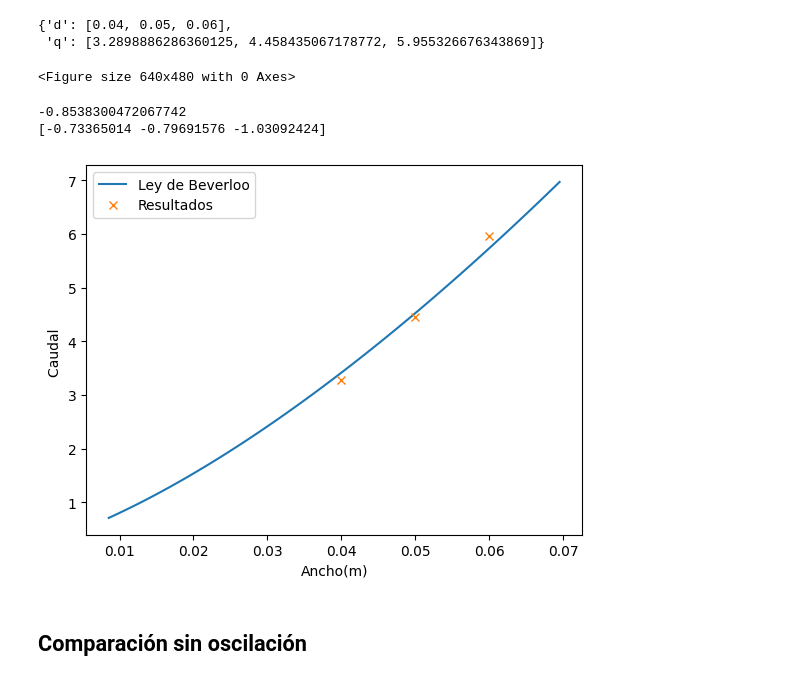
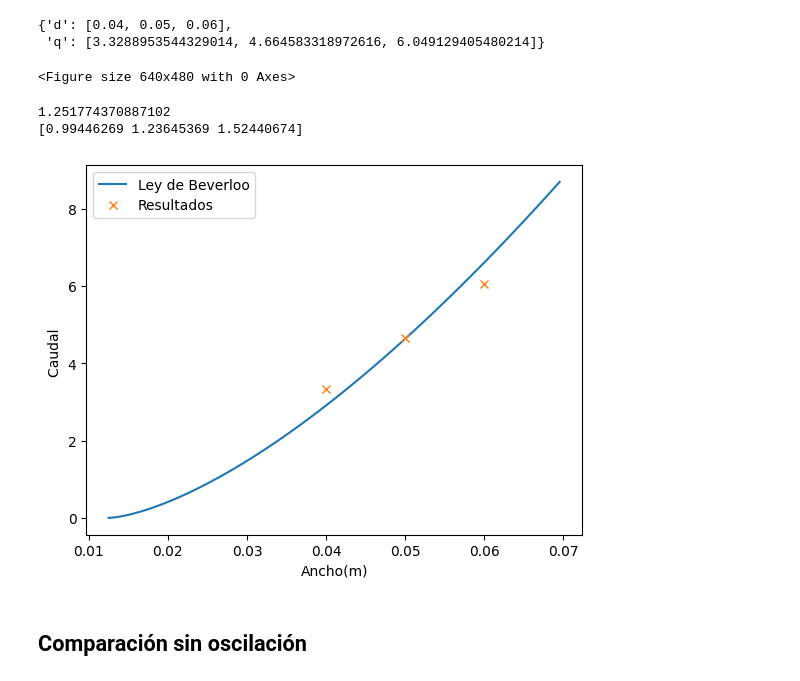
Before and after one commit to shadad00/Simulacion-de-sistemas, a Jupyter notebook: notebooks/TP5.ipynb, the cells around one changed output. Drawn from its saved outputs; the diff is of its cells as text; code cells hidden in the pictures.

Commit message:
feat: Include multiseries plot for different gaps

```diff
--- a/notebooks/TP5.ipynb
+++ b/notebooks/TP5.ipynb
@@ -138,12 +153,13 @@ plot_discharge_line()
 # %%
-def get_caudal_by_gap():
+def get_caudal_by_gap(freq):
     path = f"{BASE_PATH}/"
     gaps = [0.04, 0.05, 0.06]
     caudales = []
     result = {}
     result_map = {}
     for gap in gaps:
-        regex = '*gap'+ str(gap)+'*_i*.csv'
+        regex = f"*fq{freq}_gap{gap}*_i*.csv"
+
         files = Path(path).glob(regex)
         caudal = [get_charge(f) for f in files][0]
         result_map[gap] = caudal
@@ -157,10 +173,10 @@ def get_caudal_by_gap():
 
     return result
 # %%
-get_caudal_by_gap()
+get_caudal_by_gap(10)
 # %% [output]
 {'d': [0.04, 0.05, 0.06],
- 'q': [3.2898886286360125, 4.458435067178772, 5.955326676343869]}
+ 'q': [3.3288953544329014, 4.664583318972616, 6.049129405480214]}
 <Figure size 640x480 with 0 Axes>
 # %%
 # Definir la función lineal
@@ -168,7 +184,7 @@ def linear_func(d, c):
     return d - (0.01)*c
 
 def plot_beverloo(points,c):
-    B = (200 /(0.7 * 0.2)) * np.sqrt(0.05)
+    B = (200 /(0.35 * 0.2)) * np.sqrt(0.05)
     r = 0.01
     x = np.arange(np.abs(c*r), 0.07, 0.001)
     y = B * ((x-c*r)**1.5)
@@ -183,28 +199,28 @@ def plot_beverloo(points,c):
     plt.legend()
     plt.savefig("Beverloo.png")
 # %%
-dictio = get_caudal_by_gap()
+dictio = get_caudal_by_gap(10)
 D = dictio["d"]
 Q = dictio["q"]
 D = np.array(D) #pasando a centimetros
-B = (200 /(0.7 * 0.2)) * np.sqrt(0.05)
+B = (200 /(0.35 * 0.2)) * np.sqrt(0.05)
 Q_despejado = np.exp((np.log(Q/B))/(1.5))
 
 popt, _ = curve_fit(linear_func, D, Q_despejado)
 b_opt = popt[0] # c que aproxima.
 print(b_opt)
 c_despejado = (D - Q_despejado)/(0.01)
 print(c_despejado)
 
 points = []
 for d,q in zip(D,Q):
     points.append((d,q))
 
-plot_beverloo(points,b_opt)
+plot_beverloo(points, b_opt)
 # %% [output]
--0.8538300472067742
-[-0.73365014 -0.79691576 -1.03092424]
+1.251774370887102
+[0.99446269 1.23645369 1.52440674]
-[figure, old version]
+[figure, new version]
 # %%
 # time_delta = 1
 # time_bins = np.arange(0, 10, time_delta)
```
Also changed, not shown: parts of 14 cells of this notebook, 4 other files.
